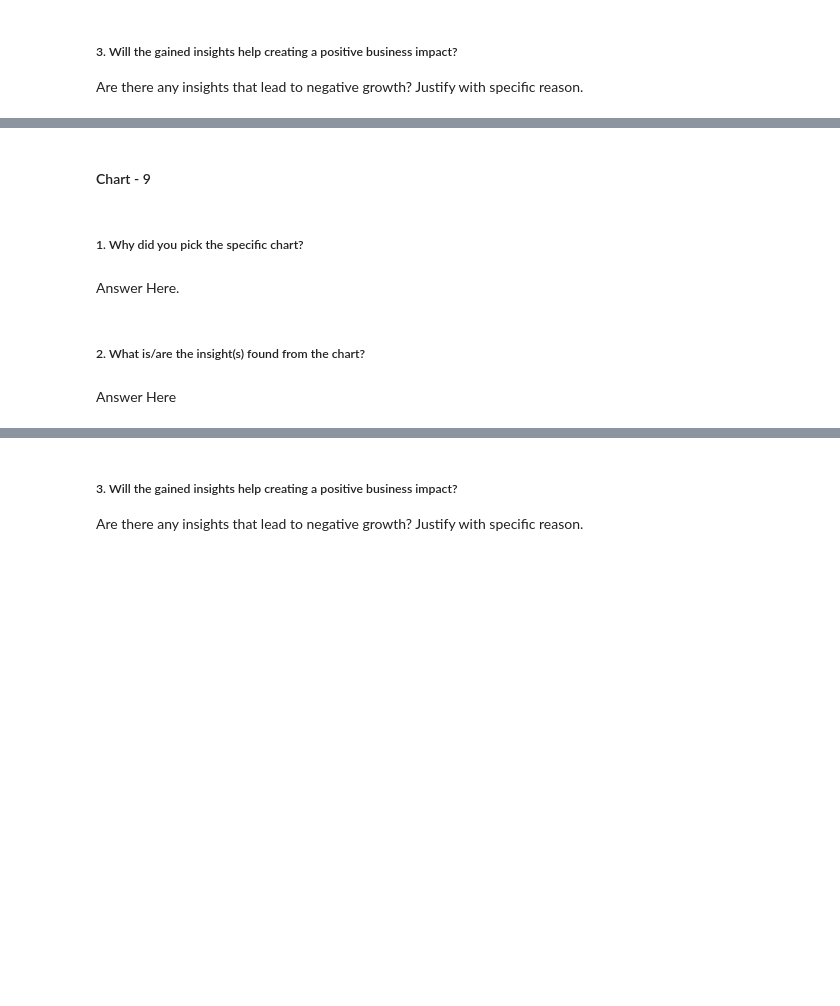
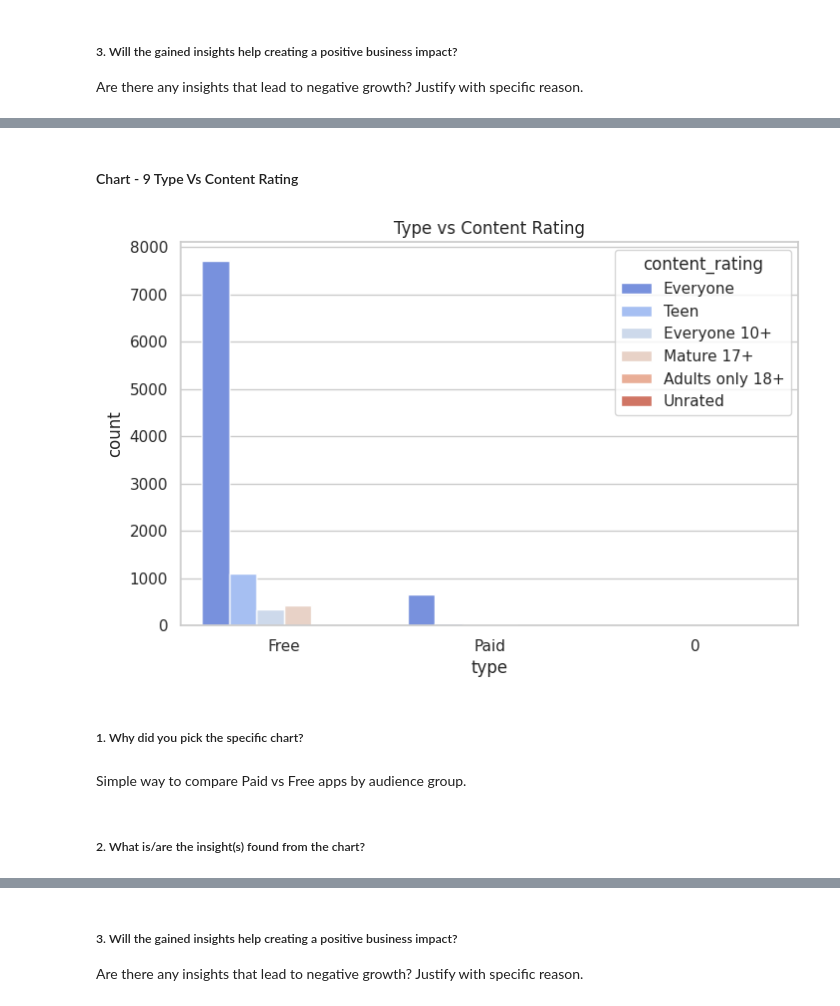
Before and after one commit to Sagarjain93/Google-Playstore-Reviews, a Jupyter notebook: Google_Playstore_App_Review_.ipynb, the cells around one changed output, grey strips where cells are left out. Cells and saved outputs as stored; diff of their text form; code cells hidden in the pictures; blank space fills up the shorter version.

```diff
--- a/Google_Playstore_App_Review_.ipynb
+++ b/Google_Playstore_App_Review_.ipynb
@@ -1200,2 +1209,2 @@ Answer Here
 # %% [markdown]
-#### Chart - 9
+#### Chart - 9 Type Vs Content Rating
@@ -1204,8 +1211,14 @@ Answer Here
+# %%
+# Chart - 9 visualization code
+plt.figure(figsize=(8,5))
+sns.countplot(data=df_merged, x="type", hue="content_rating", palette="coolwarm")
+plt.title("Type vs Content Rating")
+plt.show()
+# %% [output]
+[figure, added]
 # %% [markdown]
 ##### 1. Why did you pick the specific chart?
-# %% [markdown]
-Answer Here.
+# %% [markdown]
+Simple way to compare Paid vs Free apps by audience group.
 # %% [markdown]
 ##### 2. What is/are the insight(s) found from the chart?
-# %% [markdown]
-Answer Here
```
Also changed, not shown: parts of 8 cells of this notebook.
